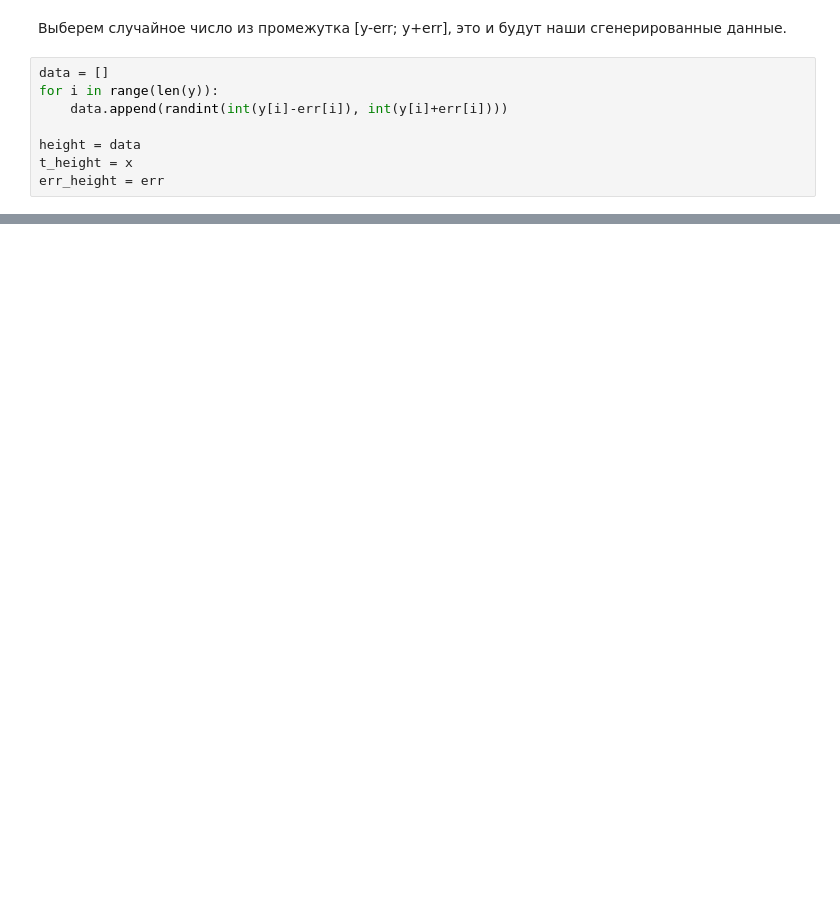
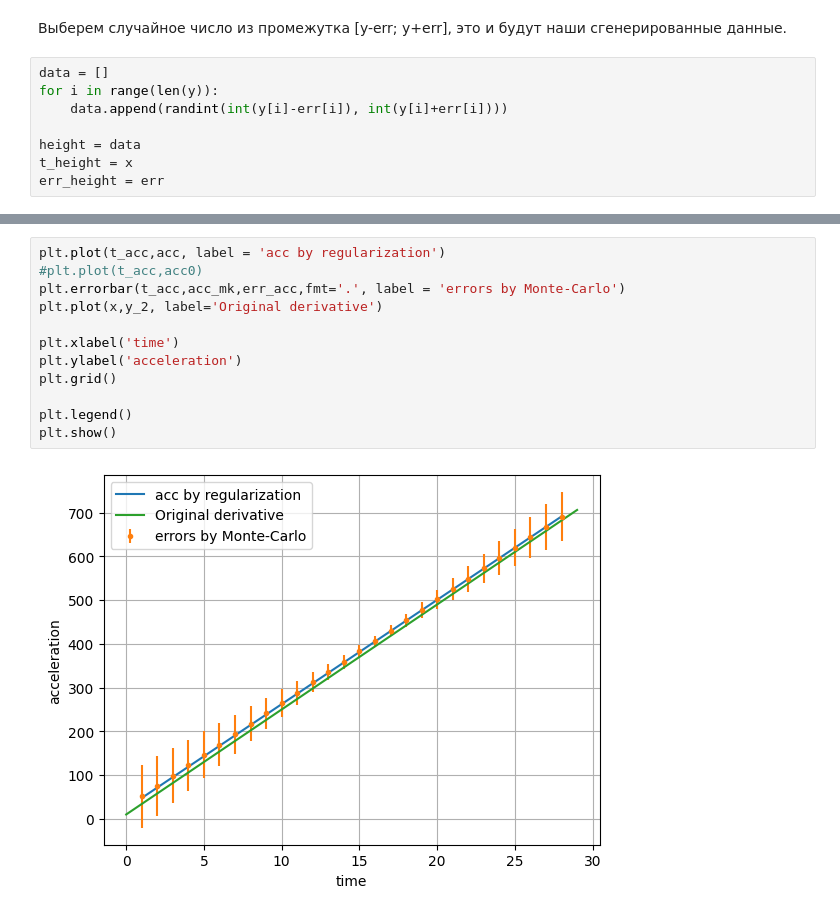
Before and after one commit to arina-radivon/regularization_method, a Jupyter notebook: example_func.ipynb, the cells around one changed output, grey strips where cells are left out. Drawn from its saved outputs; the diff is of its cells as text; blank space fills up the shorter version.

```diff
--- a/example_func.ipynb
+++ b/example_func.ipynb
@@ -69,0 +108,14 @@ Text(0.5, 0, 'time')
+# %%
+plt.plot(t_acc,acc, label = 'acc by regularization')
+#plt.plot(t_acc,acc0)
+plt.errorbar(t_acc,acc_mk,err_acc,fmt='.', label = 'errors by Monte-Carlo')
+plt.plot(x,y_2, label='Original derivative')
+
+plt.xlabel('time')
+plt.ylabel('acceleration')
+plt.grid()
+
+plt.legend()
+plt.show()
+# %% [output]
+[figure, added]
```
Also changed, not shown: parts of 11 cells of this notebook.
